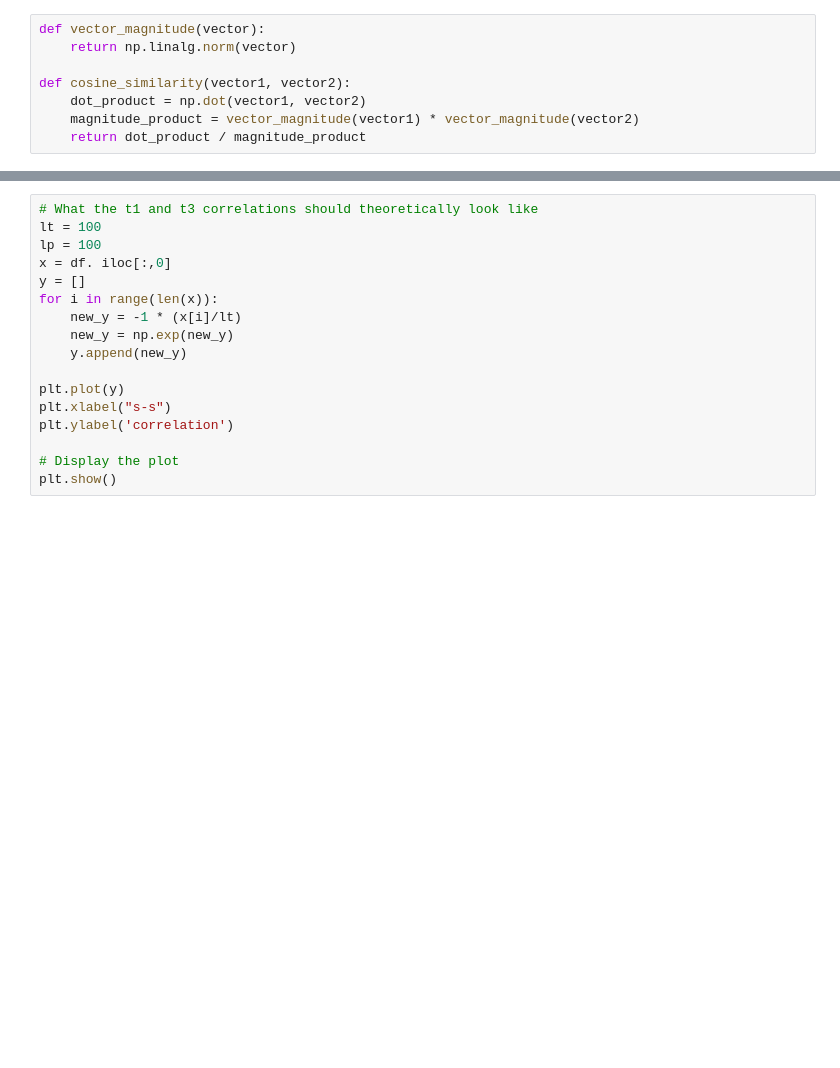
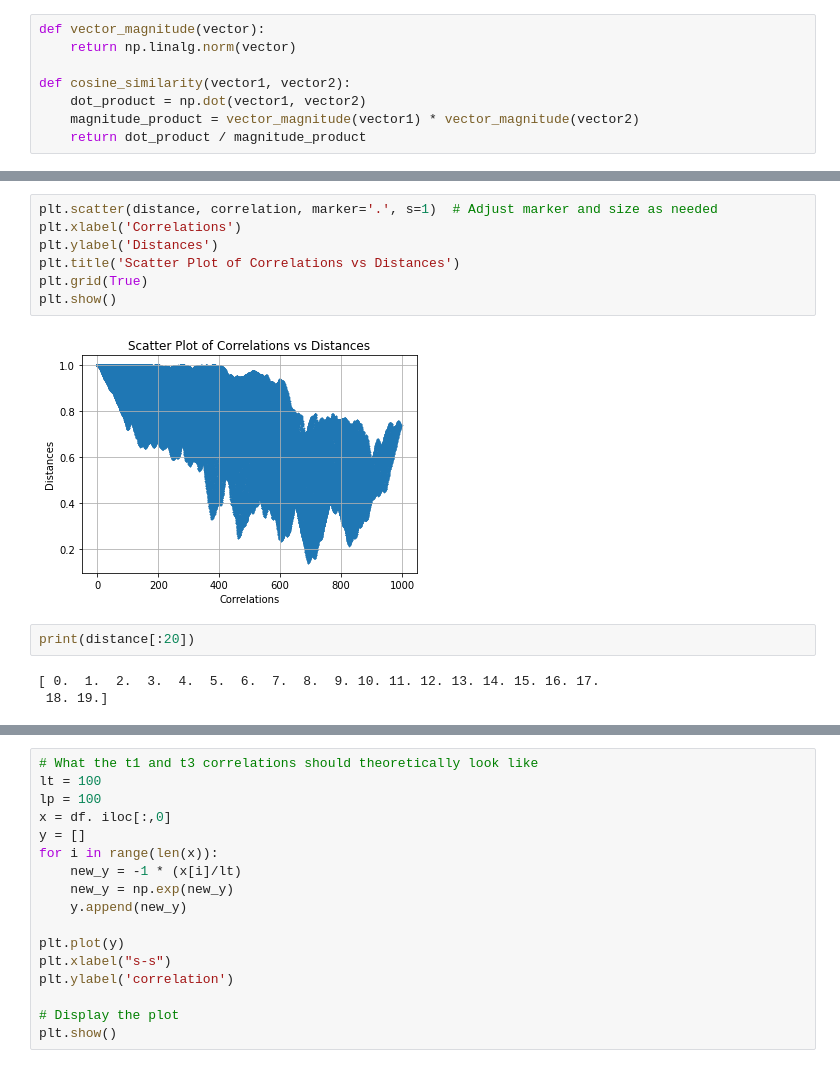
Before and after one commit to SpakowitzLab/chromo, a Jupyter notebook: chromo/Correlation function.ipynb, the cells around one changed output, grey strips where cells are left out. Drawn from its saved outputs; the diff is of its cells as text; blank space fills up the shorter version.

```diff
--- a/chromo/Correlation function.ipynb
+++ b/chromo/Correlation function.ipynb
@@ -72,0 +83,14 @@ plt.show()
+# %%
+plt.scatter(distance, correlation, marker='.', s=1)  # Adjust marker and size as needed
+plt.xlabel('Correlations')
+plt.ylabel('Distances')
+plt.title('Scatter Plot of Correlations vs Distances')
+plt.grid(True)
+plt.show()
+# %% [output]
+[figure, added]
+# %%
+print(distance[:20])
+# %% [output]
+[ 0.  1.  2.  3.  4.  5.  6.  7.  8.  9. 10. 11. 12. 13. 14. 15. 16. 17.
+ 18. 19.]
```
Also changed, not shown: parts of 11 cells of this notebook, 12 other files.
